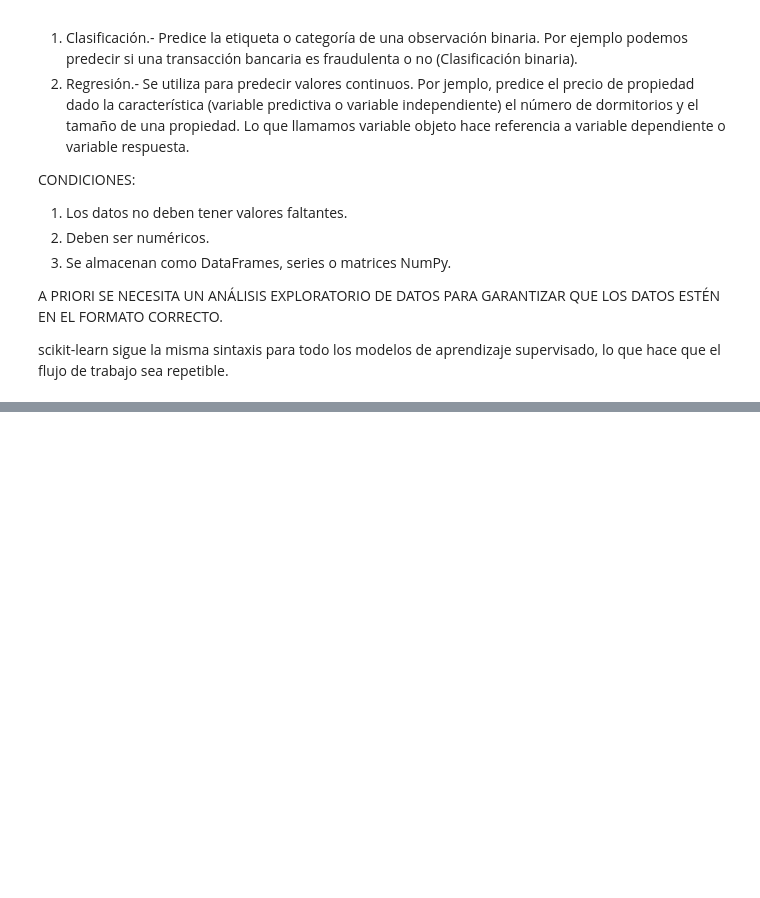
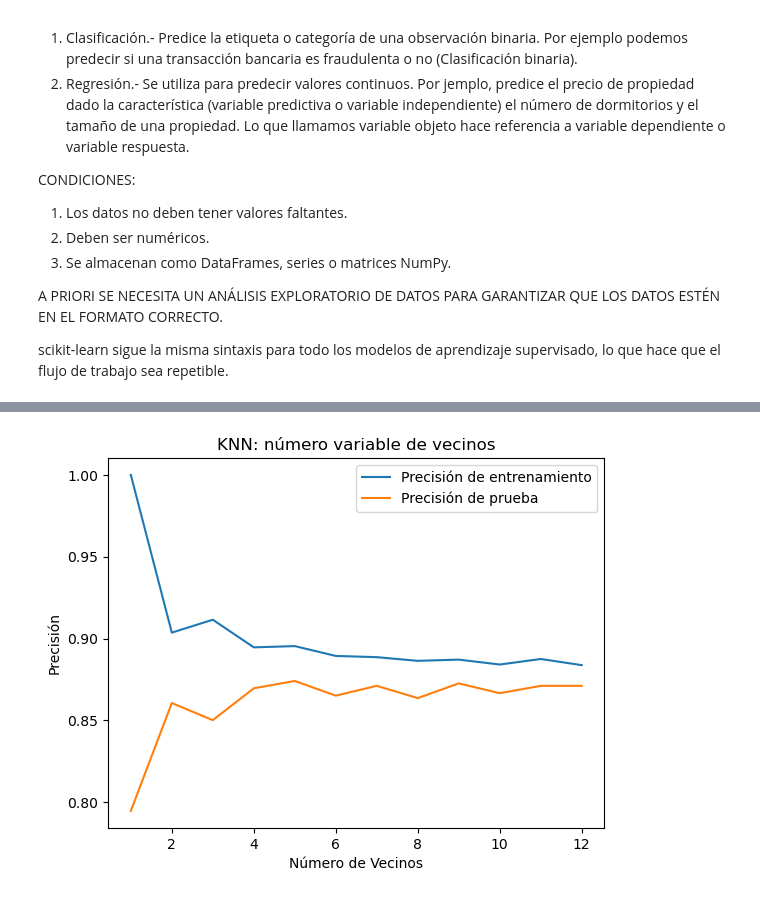
Before and after one commit to soyfode/projects, a Jupyter notebook: ML/01_APRENDIZAJE_SUPERVISADO.ipynb, the cells around one changed output, grey strips where cells are left out. Cells and saved outputs as stored; diff of their text form; code cells hidden in the pictures; blank space fills up the shorter version.

```diff
--- a/ML/01_APRENDIZAJE_SUPERVISADO.ipynb
+++ b/ML/01_APRENDIZAJE_SUPERVISADO.ipynb
@@ -968,0 +238,18 @@ Es importante recordar que la precisión no es la única métrica para evaluar u
+# %%
+# libreria
+import numpy as np
+
+# Crear `neighbors` como una matriz numpy de valores desde 1 hasta inclusive 12.
+neighbors = np.arange(1,13)
+train_accuracies = {}
+test_accuracies = {}
+
+for neighbor in neighbors:
+    # Instanciar un clasificador KNN, con el número de vecinos igual al neighboriterador.
+    knn = KNeighborsClassifier(n_neighbors = neighbor)
+    # Ajustar el modelo a los datos de entrenamiento.
+    knn.fit(X_train, y_train)
+    # Calcule los puntajes de precisión para el conjunto de entrenamiento y el conjunto de prueba por separado utilizando el .score()método y asigne los resultados al índice de los diccionarios train_accuraciesy test_accuracies, respectivamente.
+    train_accuracies[neighbor] = knn.score(X_train, y_train)
+    test_accuracies[neighbor] = knn.score(X_test, y_test)
+print(neighbors, '\n', train_accuracies, '\n', test_accuracies)
@@ -968,0 +263,18 @@ Es importante recordar que la precisión no es la única métrica para evaluar u
+# %%
+# Agregar un título
+plt.title("KNN: número variable de vecinos")
+
+# Graficar las precisiones de entrenamiento
+plt.plot(neighbors, train_accuracies.values(), label="Precisión de entrenamiento")
+
+# Graficar las precisiones de prueba
+plt.plot(neighbors, test_accuracies.values(), label="Precisión de prueba")
+
+plt.legend()
+plt.xlabel("Número de Vecinos")
+plt.ylabel("Precisión")
+
+# Mostrar el gráfico
+plt.show()
+# %% [output]
+[figure, added]
```
Also changed, not shown: parts of 125 cells of this notebook, 5 other files.
